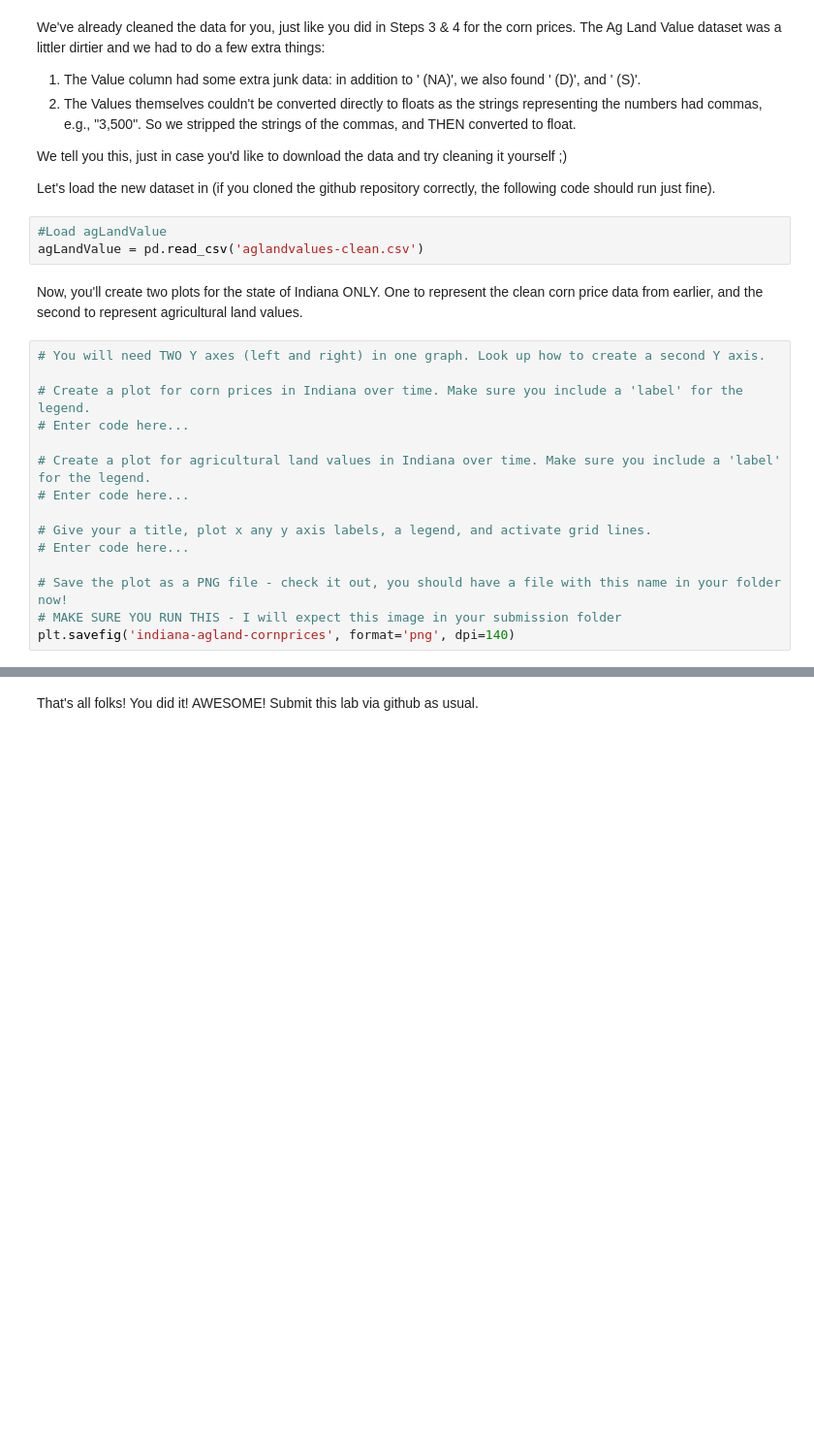
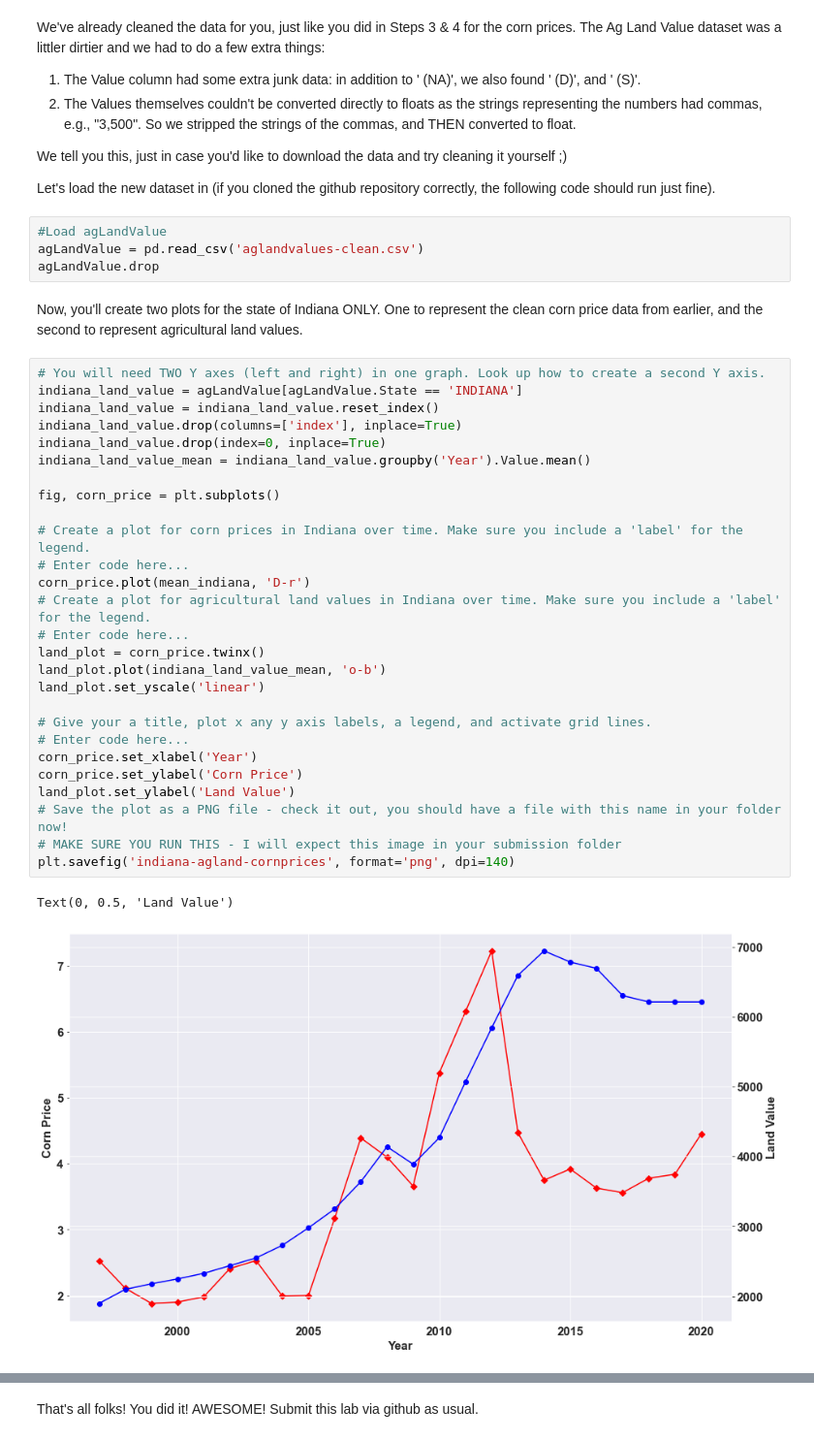
Before and after one commit to uelpalmer12/Uel-ASM591-Labs, a Jupyter notebook: Lab2/lab2/lab2-UelPalmer.ipynb, the cells around one changed output, grey strips where cells are left out. Shown: that part at 97% size. Drawn from its saved outputs; the diff is of its cells as text; blank space fills up the shorter version.

```diff
--- a/Lab2/lab2/lab2-UelPalmer.ipynb
+++ b/Lab2/lab2/lab2-UelPalmer.ipynb
@@ -533,23 +533,39 @@ Let's load the new dataset in (if you cloned the github repository correctly, th
 # %%
 #Load agLandValue
 agLandValue = pd.read_csv('aglandvalues-clean.csv')
+agLandValue.drop
 # %% [markdown]
 Now, you'll create two plots for the state of Indiana ONLY. One to represent the clean corn price data from earlier, and the second to represent agricultural land values.
 # %%
 # You will need TWO Y axes (left and right) in one graph. Look up how to create a second Y axis.
+indiana_land_value = agLandValue[agLandValue.State == 'INDIANA']
+indiana_land_value = indiana_land_value.reset_index()
+indiana_land_value.drop(columns=['index'], inplace=True)
+indiana_land_value.drop(index=0, inplace=True)
+indiana_land_value_mean = indiana_land_value.groupby('Year').Value.mean()
+
+fig, corn_price = plt.subplots()
 
 # Create a plot for corn prices in Indiana over time. Make sure you include a 'label' for the legend.
 # Enter code here...
-
+corn_price.plot(mean_indiana, 'D-r')
 # Create a plot for agricultural land values in Indiana over time. Make sure you include a 'label' for the legend.
 # Enter code here...
+land_plot = corn_price.twinx()
+land_plot.plot(indiana_land_value_mean, 'o-b')
+land_plot.set_yscale('linear')
 
 # Give your a title, plot x any y axis labels, a legend, and activate grid lines.
 # Enter code here...
-
+corn_price.set_xlabel('Year')
+corn_price.set_ylabel('Corn Price')
+land_plot.set_ylabel('Land Value')
 # Save the plot as a PNG file - check it out, you should have a file with this name in your folder now!
 # MAKE SURE YOU RUN THIS - I will expect this image in your submission folder
 plt.savefig('indiana-agland-cornprices', format='png', dpi=140)
+# %% [output]
+Text(0, 0.5, 'Land Value')
+[figure, added]
 # %% [markdown]
 What do you notice about this graph? Are there any interesting areas that you would want to explore further? Perhaps something that causes you to ask about what was happening in the world at that moment in time?
 
```
Also changed, not shown: parts of 1 cell of this notebook, 1 other file.
